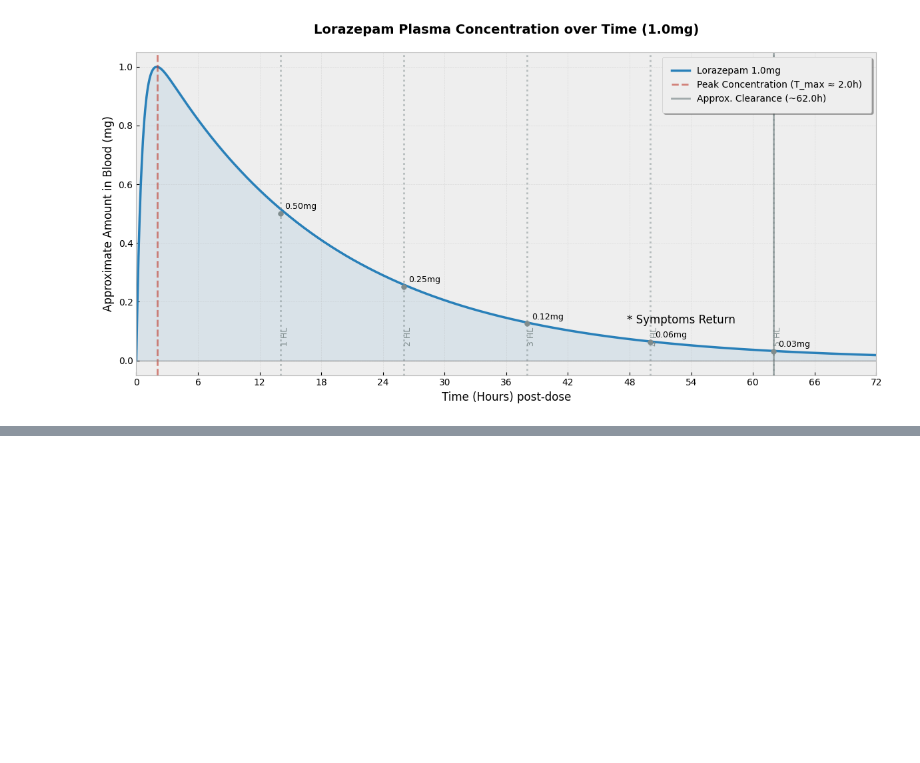
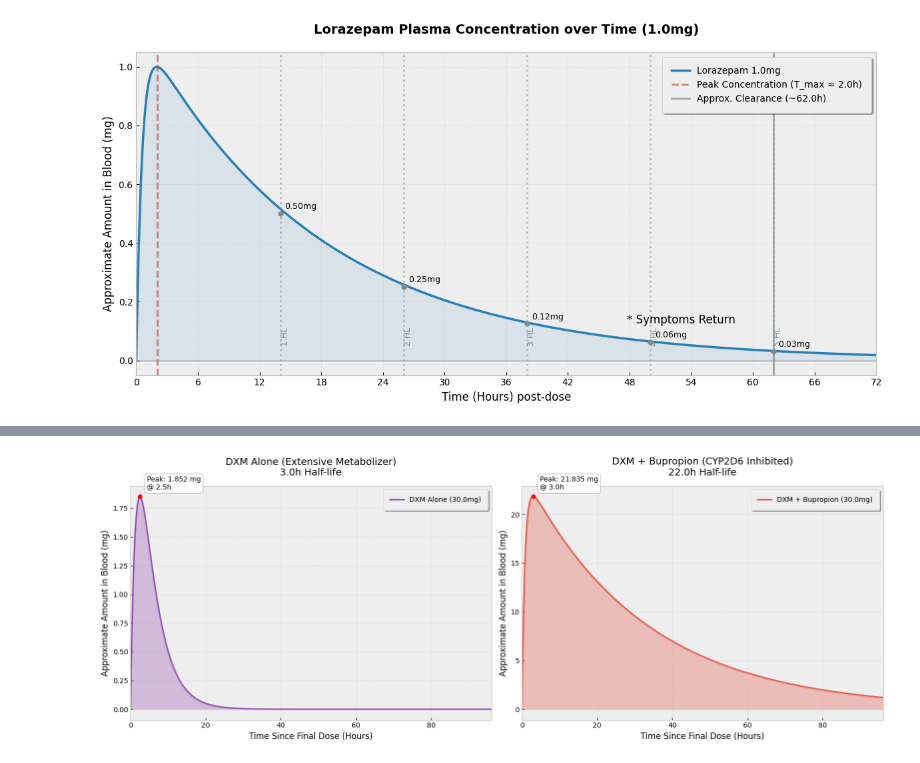
Before and after one commit to mnasty/glutamate-neuroscience-mdl, a Jupyter notebook: half-life-concentrations.ipynb, the cells around one changed output, grey strips where cells are left out. Saved outputs shown, nothing was run; the diff lists cells and outputs as text; code cells hidden in the pictures; blank space fills up the shorter version.

```diff
--- a/half-life-concentrations.ipynb
+++ b/half-life-concentrations.ipynb
@@ -337,0 +375,17 @@ plt.show()
+# %%
+def solve_ka_dxm(ke, t_max):
+    low = ke + 0.001
+    high = 10.0
+    for _ in range(50):
+        mid = (low + high) / 2
+        current_tmax = (np.log(mid) - np.log(ke)) / (mid - ke)
+        if current_tmax > t_max:
+            low = mid
+        else:
+            high = mid
+    return mid
+
+def dxm_concentration(t, dose, F, Vd, ka, ke, t_dose=0):
+    t_shifted = np.maximum(0, t - t_dose)
+    C = (dose * F * ka) / (Vd * (ka - ke)) * (np.exp(-ke * t_shifted) - np.exp(-ka * t_shifted))
+    return C * Vd
@@ -337,0 +417,53 @@ plt.show()
+# %%
+t_hours_dxm = np.linspace(0, 96, 1000) # extending to 96 hours because 22h half-life is long
+
+# Calculate concentrations
+C_dxm_alone = dxm_concentration(t_hours_dxm, DOSE_DXM, F_DXM_ALONE, V_d_dxm, k_a_dxm_alone, k_e_dxm_alone)
+C_dxm_combo = dxm_concentration(t_hours_dxm, DOSE_DXM, F_DXM_COMBO, V_d_dxm, k_a_dxm_combo, k_e_dxm_combo)
+
+fig, axes = plt.subplots(1, 2, figsize=(16, 6))
+
+# Plotting DXM Alone
+ax1 = axes[0]
+ax1.plot(t_hours_dxm, C_dxm_alone, color="#8e44ad", lw=2, label=f"DXM Alone ({DOSE_DXM}mg)")
+ax1.fill_between(t_hours_dxm, C_dxm_alone, alpha=0.3, color="#8e44ad")
+
+# Annotate Peak DXM Alone
+peak_idx_alone = np.argmax(C_dxm_alone)
+ax1.scatter(t_hours_dxm[peak_idx_alone], C_dxm_alone[peak_idx_alone], color='red', zorder=5)
+ax1.annotate(f'Peak: {C_dxm_alone[peak_idx_alone]:.3f} mg\n@ {t_hours_dxm[peak_idx_alone]:.1f}h',
+             (t_hours_dxm[peak_idx_alone], C_dxm_alone[peak_idx_alone]),
+             textcoords="offset points", xytext=(10, 10), ha='left', fontsize=10,
+             bbox=dict(boxstyle="round,pad=0.3", fc="white", ec="gray", alpha=0.9))
+
+ax1.set_title("DXM Alone (Extensive Metabolizer)\n3.0h Half-life", fontsize=14, pad=15)
+ax1.set_xlabel("Time Since Final Dose (Hours)", fontsize=12)
+ax1.set_ylabel("Approximate Amount in Blood (mg)", fontsize=12)
+ax1.set_xlim(0, 96)
+ax1.legend(loc='upper right', frameon=True, shadow=True, borderpad=1)
+ax1.grid(True, linestyle="--", alpha=0.4)
+
+# Plotting DXM + Bupropion
+ax2 = axes[1]
+ax2.plot(t_hours_dxm, C_dxm_combo, color="#e74c3c", lw=2, label=f"DXM + Bupropion ({DOSE_DXM}mg)")
+ax2.fill_between(t_hours_dxm, C_dxm_combo, alpha=0.3, color="#e74c3c")
+
+# Annotate Peak DXM Combo
+peak_idx_combo = np.argmax(C_dxm_combo)
+ax2.scatter(t_hours_dxm[peak_idx_combo], C_dxm_combo[peak_idx_combo], color='red', zorder=5)
+ax2.annotate(f'Peak: {C_dxm_combo[peak_idx_combo]:.3f} mg\n@ {t_hours_dxm[peak_idx_combo]:.1f}h',
+             (t_hours_dxm[peak_idx_combo], C_dxm_combo[peak_idx_combo]),
+             textcoords="offset points", xytext=(10, 10), ha='left', fontsize=10,
+             bbox=dict(boxstyle="round,pad=0.3", fc="white", ec="gray", alpha=0.9))
+
+ax2.set_title("DXM + Bupropion (CYP2D6 Inhibited)\n22.0h Half-life", fontsize=14, pad=15)
+ax2.set_xlabel("Time Since Final Dose (Hours)", fontsize=12)
+ax2.set_ylabel("Approximate Amount in Blood (mg)", fontsize=12)
+ax2.set_xlim(0, 96)
+ax2.legend(loc='upper right', frameon=True, shadow=True, borderpad=1)
+ax2.grid(True, linestyle="--", alpha=0.4)
+
+plt.tight_layout()
+plt.show()
+# %% [output]
+[figure, added]
```
Also changed, not shown: parts of 14 cells of this notebook, 9 other files.
